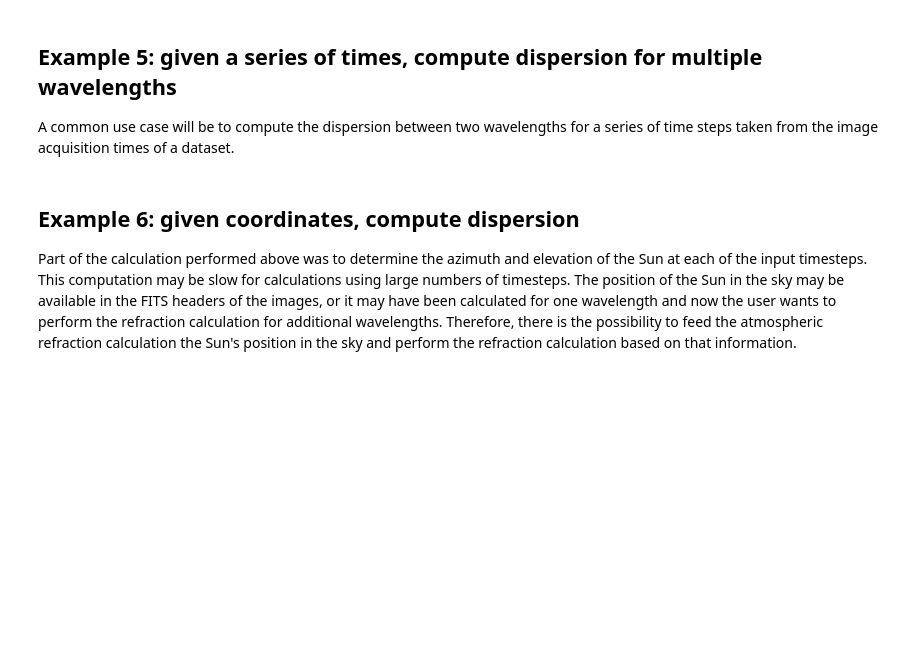
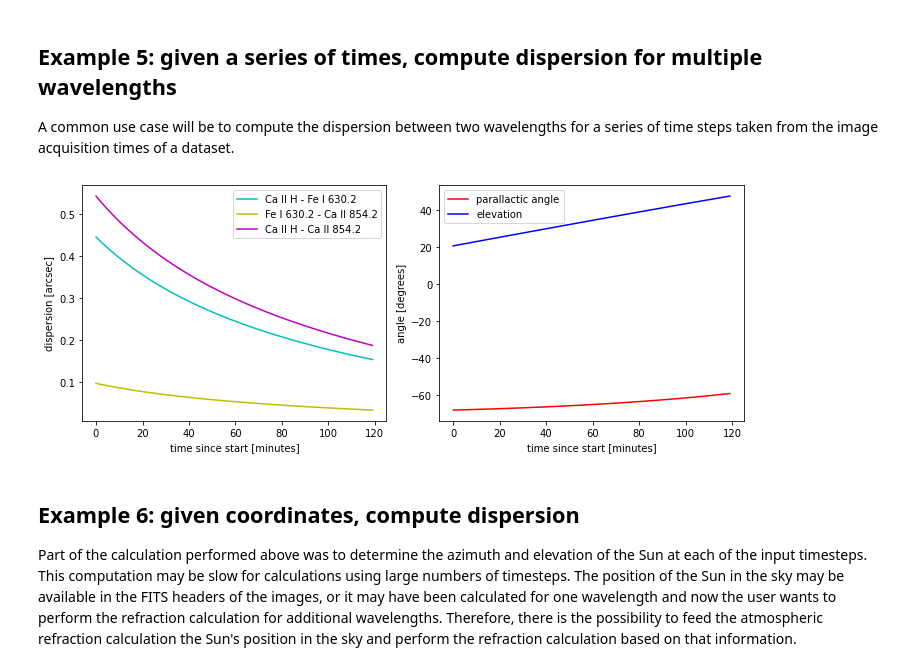
Before and after one commit to kreardon/atmospheric_dispersion, a Jupyter notebook: python/Dispersion_examples.ipynb, the cells around one changed output. Saved outputs shown, nothing was run; the diff lists cells and outputs as text; code cells hidden in the pictures; blank space fills up the shorter version.

```diff
--- a/python/Dispersion_examples.ipynb
+++ b/python/Dispersion_examples.ipynb
@@ -251,6 +277,9 @@ A common use case will be to compute the dispersion between two wavelengths for
 
 # Let's use three spectral lines: Ca II H, Fe I 6301, and Ca II 8542
 wavelengths = np.array([396.8, 630.1, 854.2]) * u.nm
+wavelengths = np.array([486.1, 517.3, 525.0]) * u.nm
+
+
 nw = wavelengths.size
 # Observing for two hours starting at 8 AM Hawaii time
 times = Time("2022-03-21 18:00:00", scale='utc') + np.arange(60*2)*u.min
@@ -263,33 +292,35 @@ refraction_atm, times, coords = adm.atmospheric_refraction(wavelengths,
                                                            times,
                                                            air_pressure      = atm_conditions['pressure'],
                                                            air_temp          = atm_conditions['temp'],
                                                            humidity          = atm_conditions['humidity'],
                                                            co2_conc          = atm_conditions['co2_conc'],
                                                            observer_location = observing_loc,
                                                            verbose           = 0)
 
 
 # Now we can get the dispersion by taking the difference of between two wavelengths.
 # This gives two of the three combinations; the third is simply the sum of the others.
 dispersion = -np.diff(refraction_atm['refraction_mag (arcsec)'], axis=1)
 par_ang = refraction_atm['parallactic_angle (degrees)']
 
 # Okay, let's take a look at how the dispersion changes over time.
 plt.figure(figsize=(10,4))
 plt.subplot(121)
 plt.plot((times - times[0]).value*1440, dispersion[:,0], '-c', label='Ca II H - Fe I 630.2')
 plt.plot((times - times[0]).value*1440, dispersion[:,1], '-y', label='Fe I 630.2 - Ca II 854.2')
 plt.plot((times - times[0]).value*1440, np.sum(dispersion, axis=1), '-m', label='Ca II H - Ca II 854.2')
 plt.xlabel('time since start [minutes]')
 plt.ylabel('dispersion [arcsec]')
 plt.legend()
 plt.subplot(122)
 plt.plot((times - times[0]).value*1440, par_ang, '-r', label='parallactic angle')
 plt.plot((times - times[0]).value*1440, coords['altitude (degrees)'], '-b', label='elevation')
 plt.xlabel('time since start [minutes]')
 plt.ylabel('angle [degrees]')
 plt.legend()
 plt.tight_layout()
+# %% [output]
+[figure, added]
 # %% [markdown]
 ## Example 6: given coordinates, compute dispersion
 
```
Also changed, not shown: parts of 10 cells of this notebook, 1 other file.
